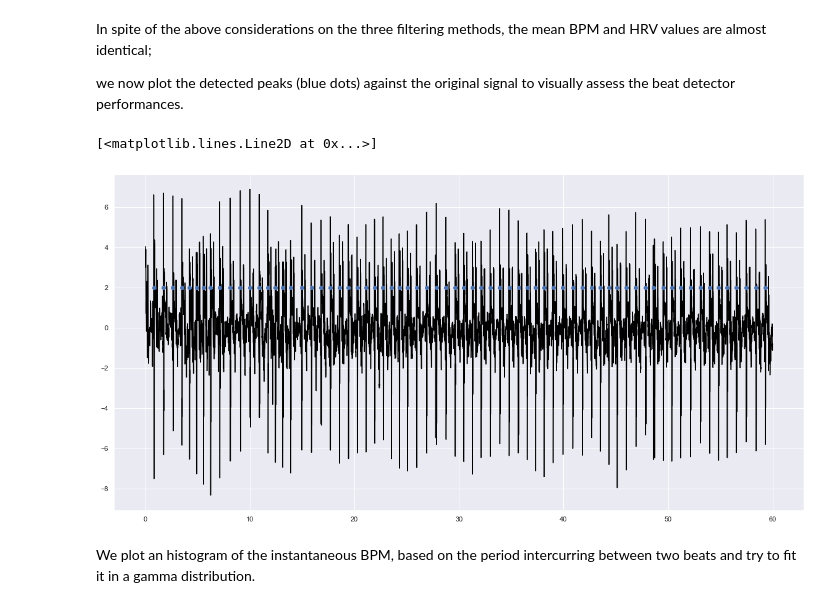
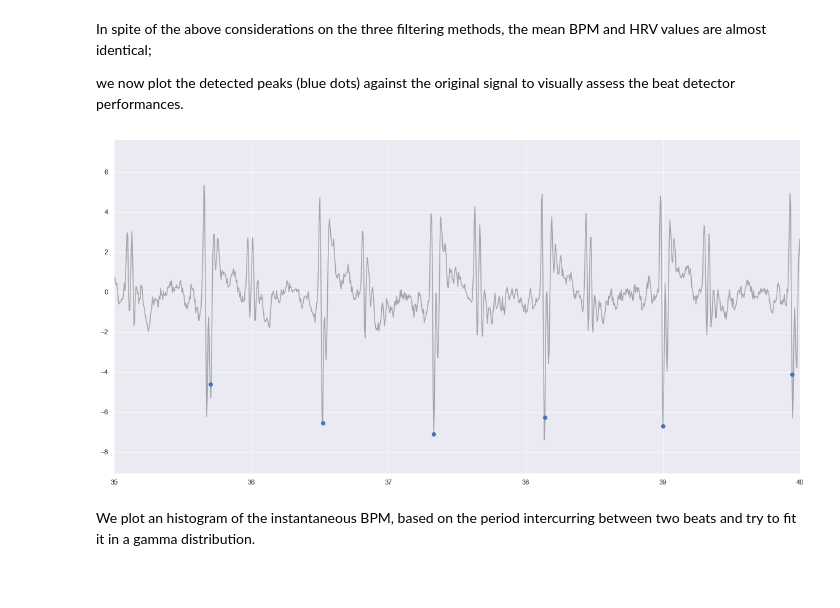
Before and after one commit to CrostaBot/HeartRateEstimation, a Jupyter notebook: SCG.ipynb, the cells around one changed output. Cells and saved outputs as stored; diff of their text form; code cells hidden in the pictures; blank space fills up the shorter version.

```diff
--- a/SCG.ipynb
+++ b/SCG.ipynb
@@ -503,14 +503,13 @@ In spite of the above considerations on the three filtering methods, the mean BP
 
 we now plot the detected peaks (blue dots) against the original signal to visually assess the beat detector performances.
 # %%
-array = np.full(len(peaks_wavelet), 2)
-
-plt.figure(figsize=(20, 10))
-plt.plot(time, selected, 'black')
-plt.plot(peaks_wavelet/200, array, 'o')
+fig = plt.figure(figsize=(20, 10))
+plt.plot(time, selected, 'black',alpha=0.3)
+plt.plot(time[peaks_wavelet], selected[peaks_wavelet], 'o')
+ax = fig.get_axes()
+ax[0].set_xlim([35,40]);
 # %% [output]
-[<matplotlib.lines.Line2D at 0x...>]
-[figure, old version]
+[figure, new version]
 # %% [markdown]
 We plot an histogram of the instantaneous BPM, based on the period intercurring between two beats and try to fit it in a gamma distribution.
 # %%
```
